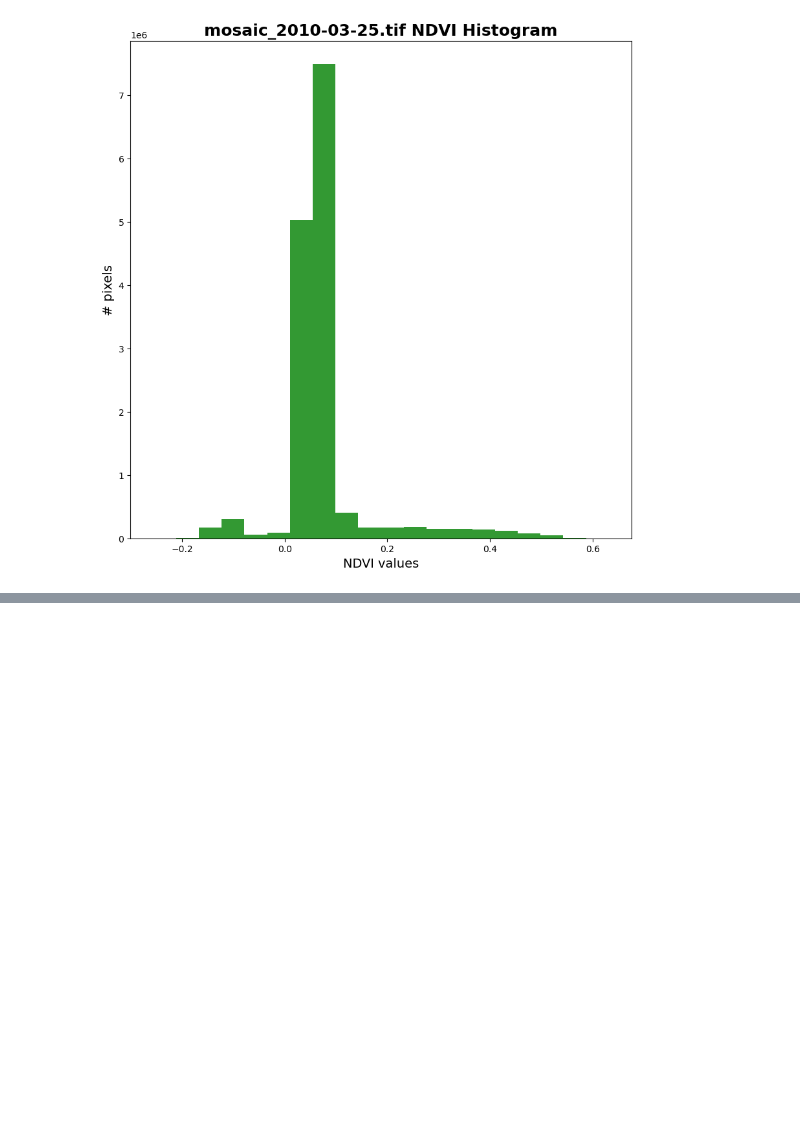
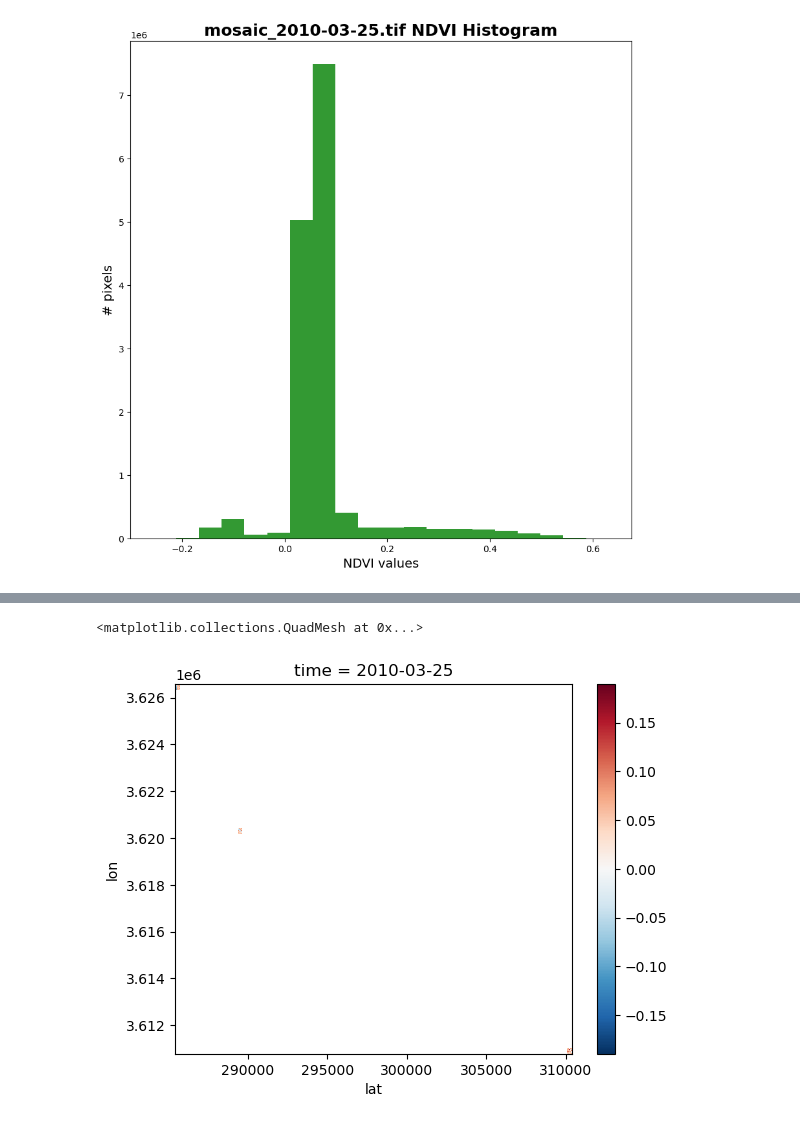
Before and after one commit to dtadych/Tadych_PlanetData_Challenge, a Jupyter notebook: RioGrandeAnalysis.ipynb, the cells around one changed output, grey strips where cells are left out. Saved outputs shown, nothing was run; the diff lists cells and outputs as text; code cells hidden in the pictures; blank space fills up the shorter version.

```diff
--- a/RioGrandeAnalysis.ipynb
+++ b/RioGrandeAnalysis.ipynb
@@ -438,0 +588,3 @@ plt.show()
+# %%
+combo = np.vstack(all_data)
+combo.shape
@@ -438,0 +613,7 @@ plt.show()
+# %%
+lat_main = clipped['x']
+lon_main = clipped['y']
+
+lon_main = lon_main.to_numpy()
+lat_main = lat_main.to_numpy()
+# lat_main
@@ -438,0 +630,9 @@ plt.show()
+# %%
+data_xr = xr.DataArray(
+    combo,
+    coords={'time':dt_array,'lon': lon_main,'lat': lat_main},
+    dims=["time","lon", "lat"],
+    attrs=dict(
+        description="Calculated NDVI")
+)
+data_xr
@@ -438,0 +657,8 @@ plt.show()
+# %%
+data_xr2 = data_xr.rio.set_spatial_dims('lat','lon')
+data_xr2.rio.to_raster(r"NDVI_time_attempt2.nc")
+# %%
+data_xr2[0,:,:].plot()
+# %% [output]
+<matplotlib.collections.QuadMesh at 0x...>
+[figure, added]
```
Also changed, not shown: parts of 42 cells of this notebook, 1 other file.
